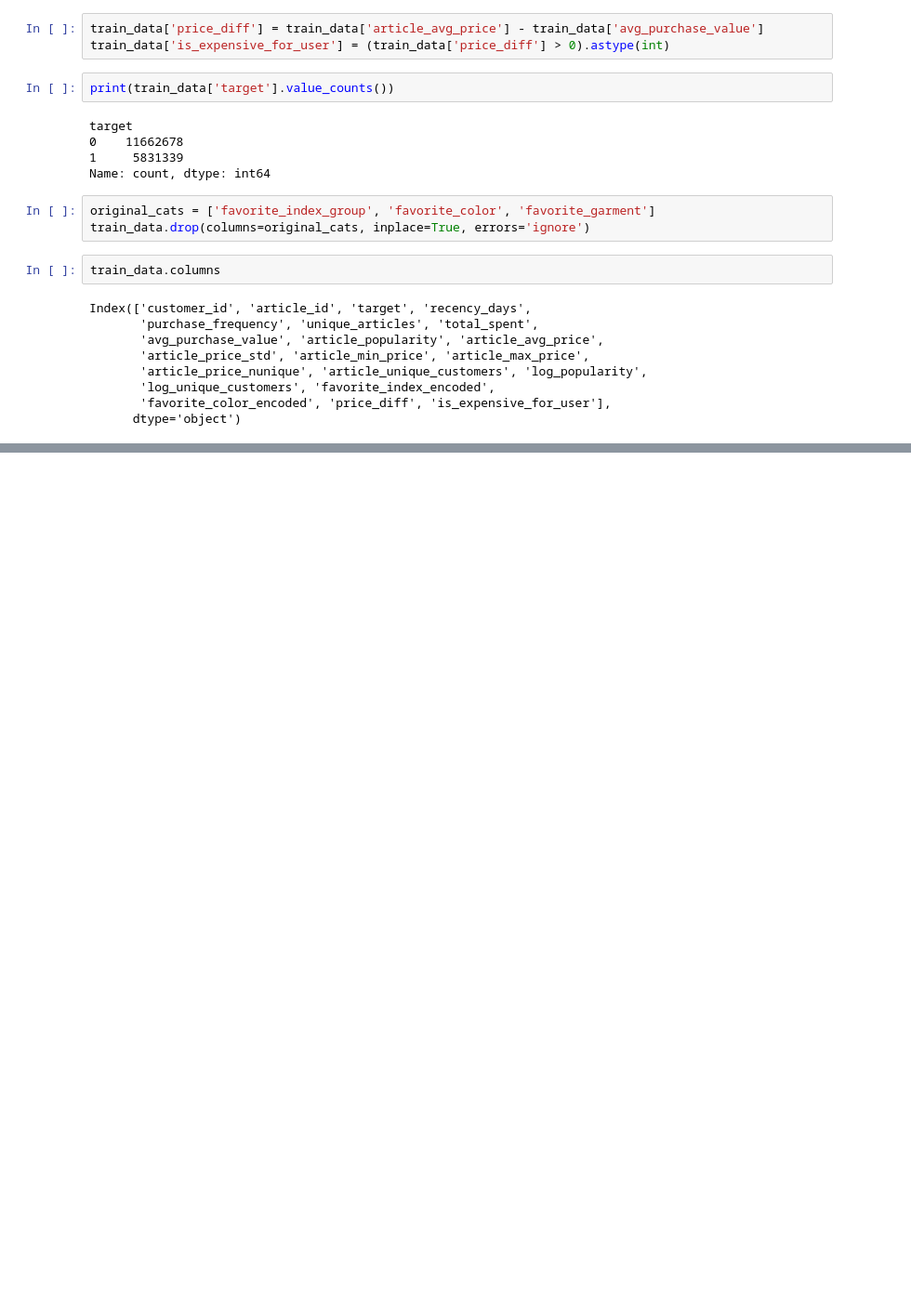
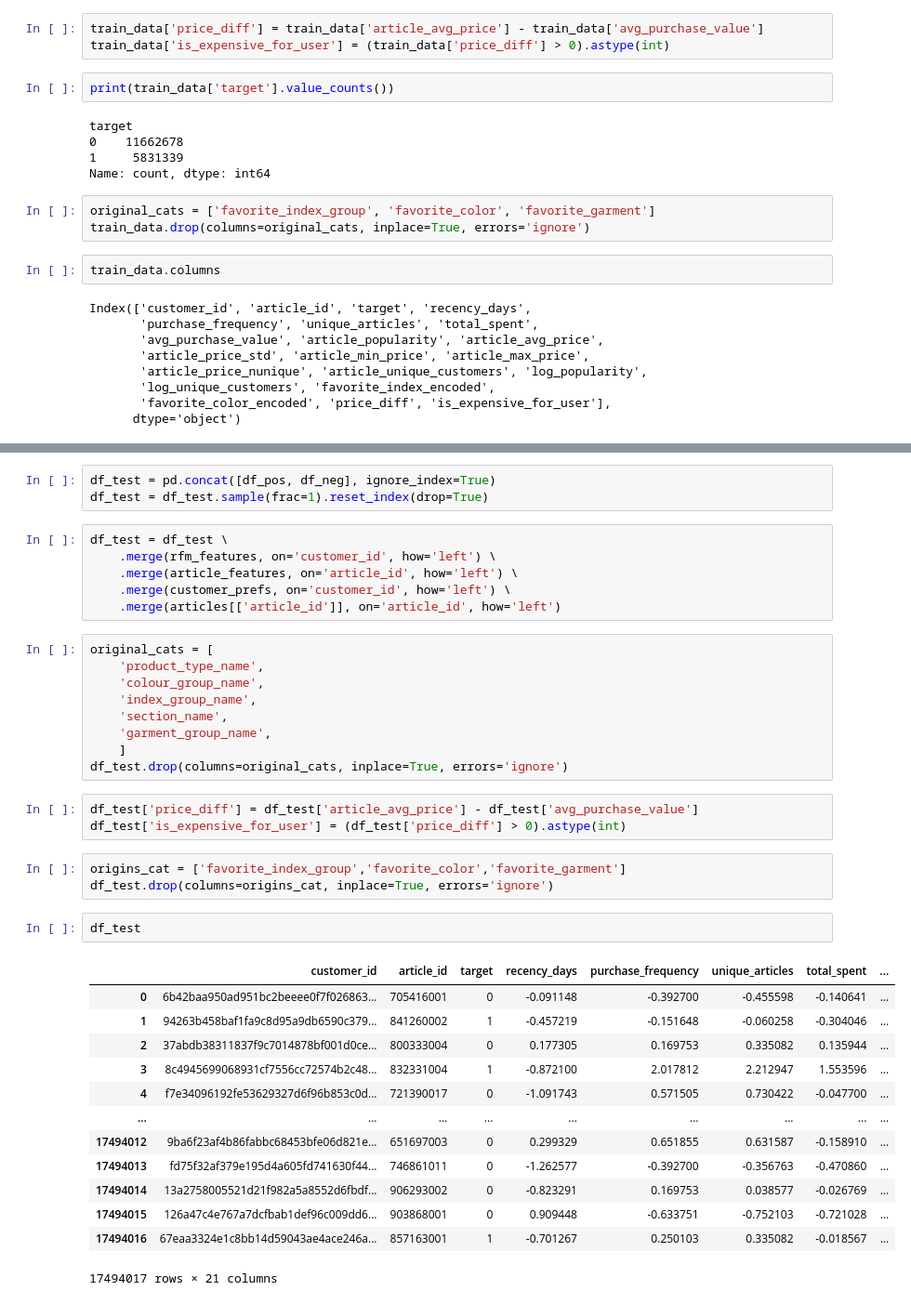
Before and after one commit to MinhGioChai/PowerBI-Final, a Jupyter notebook: Allwedid.ipynb, the cells around one changed output, grey strips where cells are left out. Shown at 93% size. Cells and saved outputs as stored; diff of their text form; blank space fills up the shorter version.

```diff
--- a/Allwedid.ipynb
+++ b/Allwedid.ipynb
@@ -1064,0 +1134,40 @@ articles.to_csv("processed_data/articles_with_desc.csv", index=False)
+# %%
+df_test = pd.concat([df_pos, df_neg], ignore_index=True)
+df_test = df_test.sample(frac=1).reset_index(drop=True)
+# %%
+df_test = df_test \
+    .merge(rfm_features, on='customer_id', how='left') \
+    .merge(article_features, on='article_id', how='left') \
+    .merge(customer_prefs, on='customer_id', how='left') \
+    .merge(articles[['article_id']], on='article_id', how='left')
+# %%
+original_cats = [
+    'product_type_name',
+    'colour_group_name',
+    'index_group_name',
+    'section_name',
+    'garment_group_name',
+    ]
+df_test.drop(columns=original_cats, inplace=True, errors='ignore')
+# %%
+df_test['price_diff'] = df_test['article_avg_price'] - df_test['avg_purchase_value']
+df_test['is_expensive_for_user'] = (df_test['price_diff'] > 0).astype(int)
+# %%
+origins_cat = ['favorite_index_group','favorite_color','favorite_garment']
+df_test.drop(columns=origins_cat, inplace=True, errors='ignore')
+# %%
+df_test
+# %% [output]
+|  | customer_id | article_id | target | recency_days | purchase_frequency | unique_articles | total_spent | ... |
+| 0 | 6b42baa950ad951bc2beeee0f7f026863... | 705416001 | 0 | -0.091148 | -0.392700 | -0.455598 | -0.140641 | ... |
+| 1 | 94263b458baf1fa9c8d95a9db6590c379... | 841260002 | 1 | -0.457219 | -0.151648 | -0.060258 | -0.304046 | ... |
+| 2 | 37abdb38311837f9c7014878bf001d0ce... | 800333004 | 0 | 0.177305 | 0.169753 | 0.335082 | 0.135944 | ... |
+| 3 | 8c4945699068931cf7556cc72574b2c48... | 832331004 | 1 | -0.872100 | 2.017812 | 2.212947 | 1.553596 | ... |
+| 4 | f7e34096192fe53629327d6f96b853c0d... | 721390017 | 0 | -1.091743 | 0.571505 | 0.730422 | -0.047700 | ... |
+| ... | ... | ... | ... | ... | ... | ... | ... | ... |
+| 17494012 | 9ba6f23af4b86fabbc68453bfe06d821e... | 651697003 | 0 | 0.299329 | 0.651855 | 0.631587 | -0.158910 | ... |
+| 17494013 | fd75f32af379e195d4a605fd741630f44... | 746861011 | 0 | -1.262577 | -0.392700 | -0.356763 | -0.470860 | ... |
+| 17494014 | 13a2758005521d21f982a5a8552d6fbdf... | 906293002 | 0 | -0.823291 | 0.169753 | 0.038577 | -0.026769 | ... |
+| 17494015 | 126a47c4e767a7dcfbab1def96c009dd6... | 903868001 | 0 | 0.909448 | -0.633751 | -0.752103 | -0.721028 | ... |
+| 17494016 | 67eaa3324e1c8bb14d59043ae4ace246a... | 857163001 | 1 | -0.701267 | 0.250103 | 0.335082 | -0.018567 | ... |
+17494017 rows × 21 columns
```
Also changed, not shown: parts of 8 cells of this notebook.
